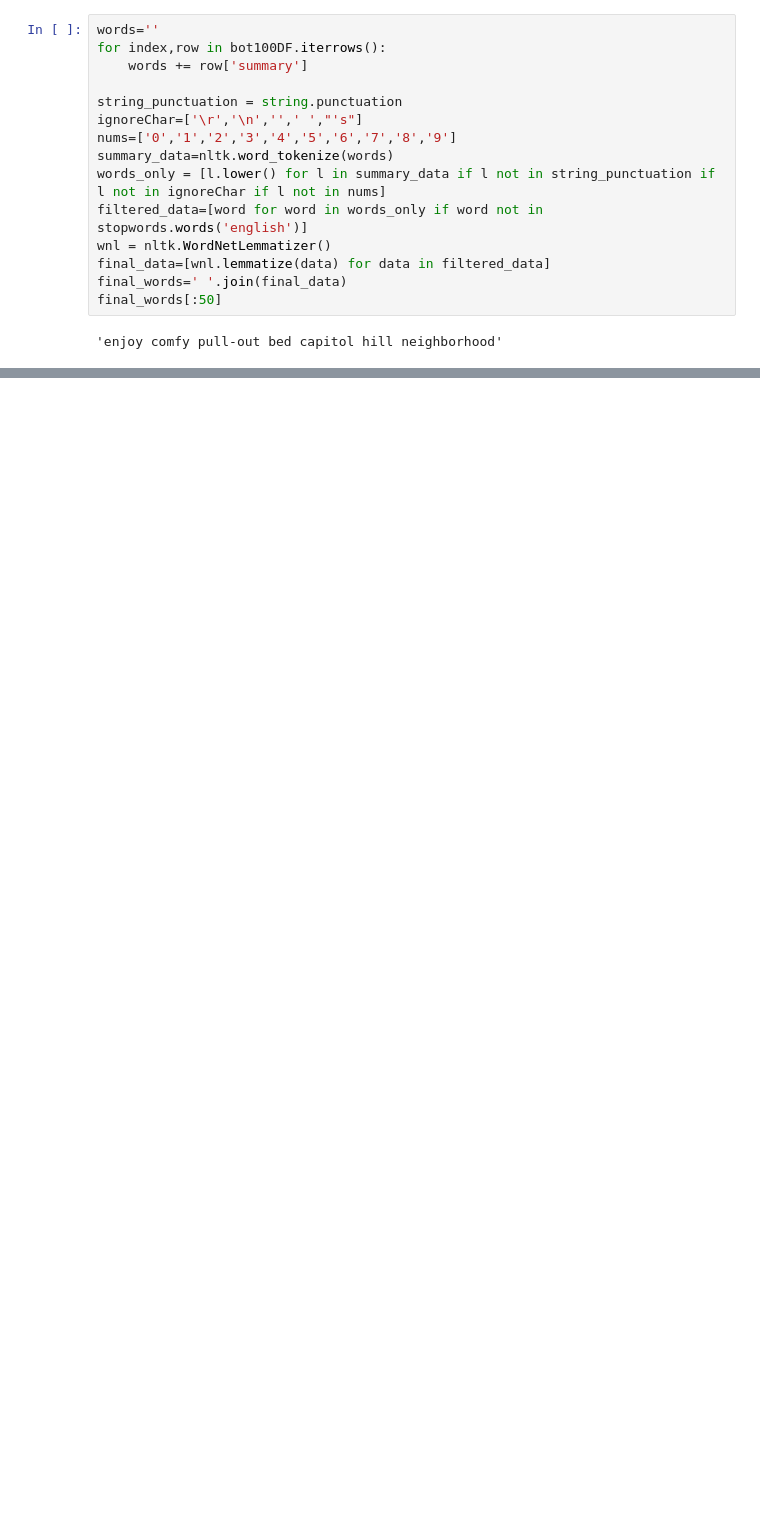
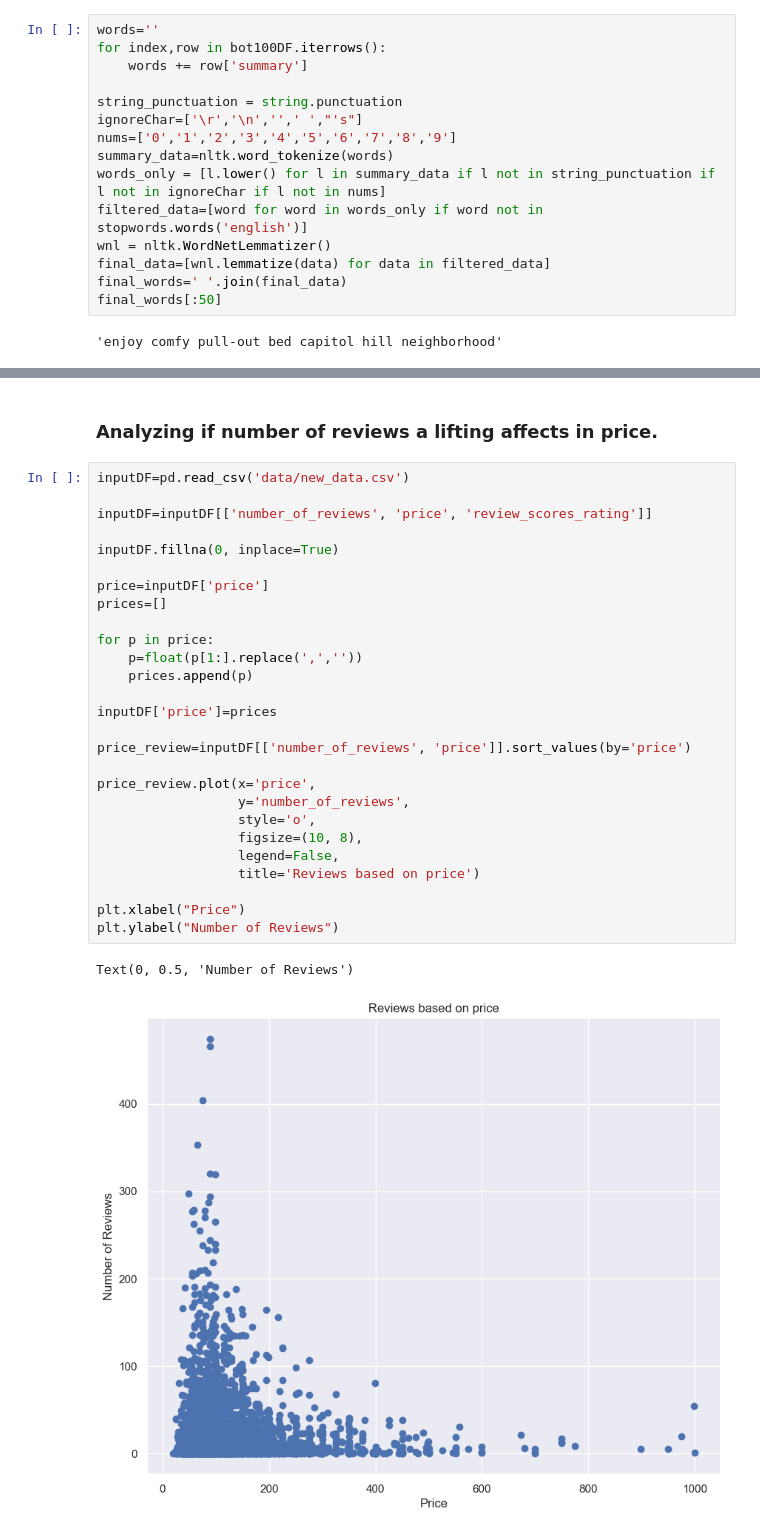
Before and after one commit to bhavya-06darshnik/Airbnb_Data_Analysis, a Jupyter notebook: EDA_3.ipynb, the cells around one changed output, grey strips where cells are left out. Cells and saved outputs as stored; diff of their text form; blank space fills up the shorter version.

```diff
--- a/EDA_3.ipynb
+++ b/EDA_3.ipynb
@@ -165,0 +346,32 @@ plt.show()
+# %% [markdown]
+### Analyzing if number of reviews a lifting affects in price.
+# %%
+inputDF=pd.read_csv('data/new_data.csv')
+
+inputDF=inputDF[['number_of_reviews', 'price', 'review_scores_rating']]
+
+inputDF.fillna(0, inplace=True)
+
+price=inputDF['price']
+prices=[]
+
+for p in price:
+    p=float(p[1:].replace(',',''))
+    prices.append(p)
+
+inputDF['price']=prices
+
+price_review=inputDF[['number_of_reviews', 'price']].sort_values(by='price')
+
+price_review.plot(x='price',
+                  y='number_of_reviews',
+                  style='o',
+                  figsize=(10, 8),
+                  legend=False,
+                  title='Reviews based on price')
+
+plt.xlabel("Price")
+plt.ylabel("Number of Reviews")
+# %% [output]
+Text(0, 0.5, 'Number of Reviews')
+[figure, added]
```
Also changed, not shown: parts of 21 cells of this notebook, 2 other files.
